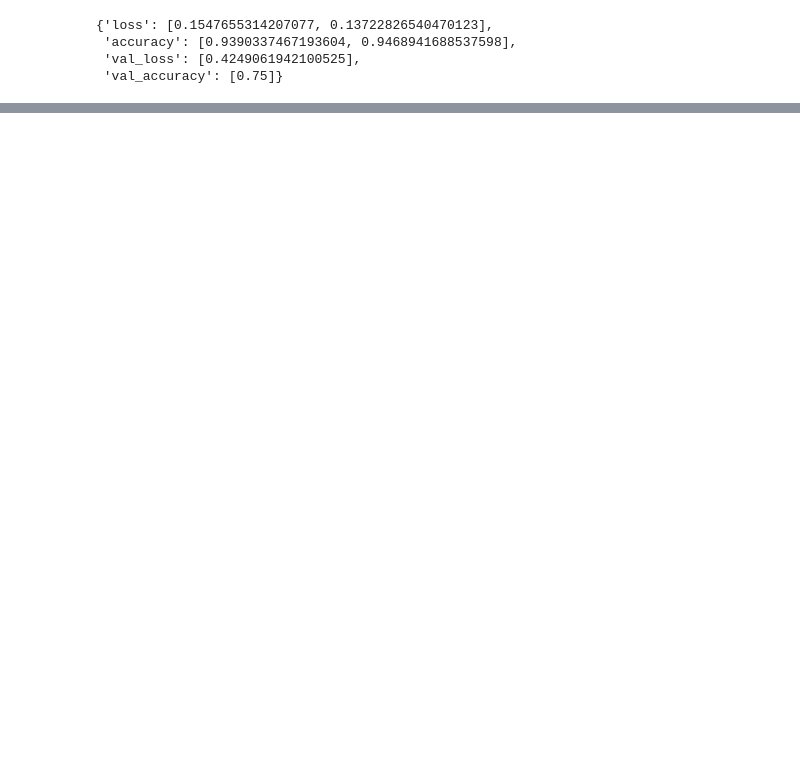
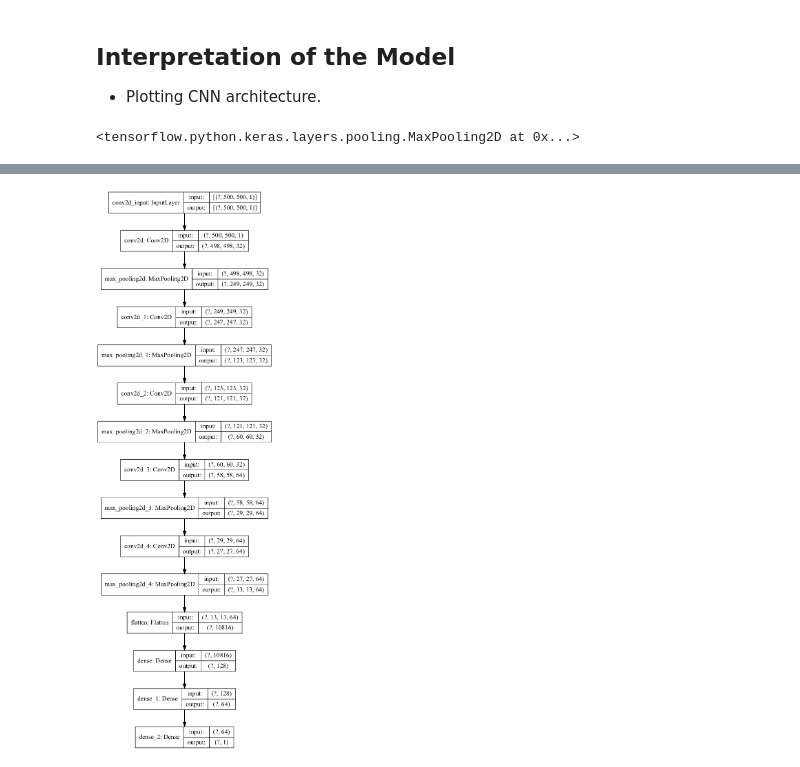
Before and after one commit to PattiCakes59/Chest-X-Ray-Examination, a Jupyter notebook: ChestXRay.ipynb, the cells around one changed output, grey strips where cells are left out. Saved outputs shown, nothing was run; the diff lists cells and outputs as text; code cells hidden in the pictures; blank space fills up the shorter version.

```diff
--- a/ChestXRay.ipynb
+++ b/ChestXRay.ipynb
@@ -174,0 +48,5 @@ batch_size = 32
+# %%
+# Define some often used standard parameters
+batch_size = 16
+img_width = 500
+img_height = 500
@@ -193,9 +182,25 @@ Trainable params: 813,217
 Non-trainable params: 0
 _________________________________________________________________
-# %%
-cnn_model.history
-# %% [output]
-{'loss': [0.1547655314207077, 0.13722826540470123],
- 'accuracy': [0.9390337467193604, 0.9468941688537598],
- 'val_loss': [0.4249061942100525],
- 'val_accuracy': [0.75]}
+# %% [markdown]
+## Interpretation of the Model
+- Plotting CNN architecture.
+# %%
+# Hyperparameters of Conv2D
+Conv2D(filters=2, kernel_size=1,
+    strides=(1, 1),
+    padding="valid",
+    activation=None,
+    input_shape=(img_height, img_width, 3)
+    )
+# Hyperparameters of MaxPooling2D
+MaxPooling2D(
+    pool_size=(2, 2), strides=None, padding="valid"
+    )
+# %% [output]
+<tensorflow.python.keras.layers.pooling.MaxPooling2D at 0x...>
+# %%
+!pip install pydot
+import graphviz
+from tensorflow.keras.utils import plot_model
+plot_model(cnn,show_shapes=True, show_layer_names=True, rankdir='TB', expand_nested=True)
+# %% [output]
@@ -201,0 +209 @@ cnn_model.history
+[figure, added]
```
Also changed, not shown: parts of 61 cells of this notebook.
